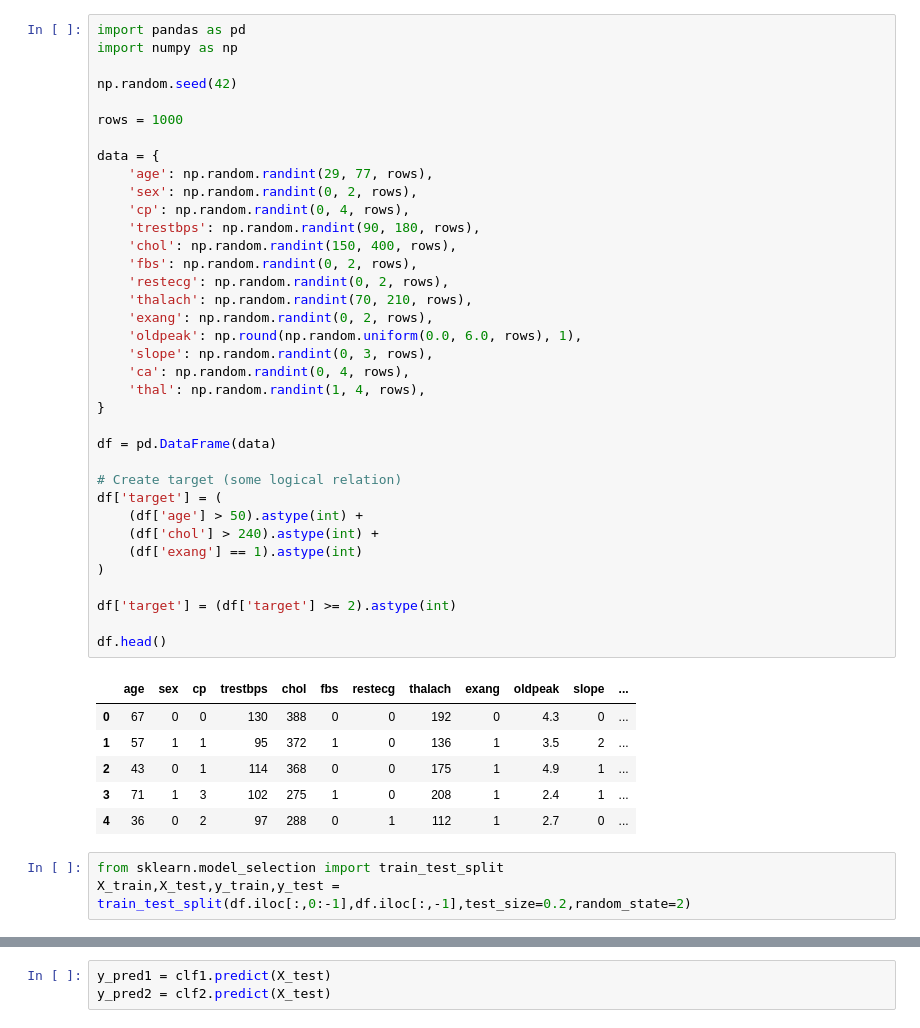
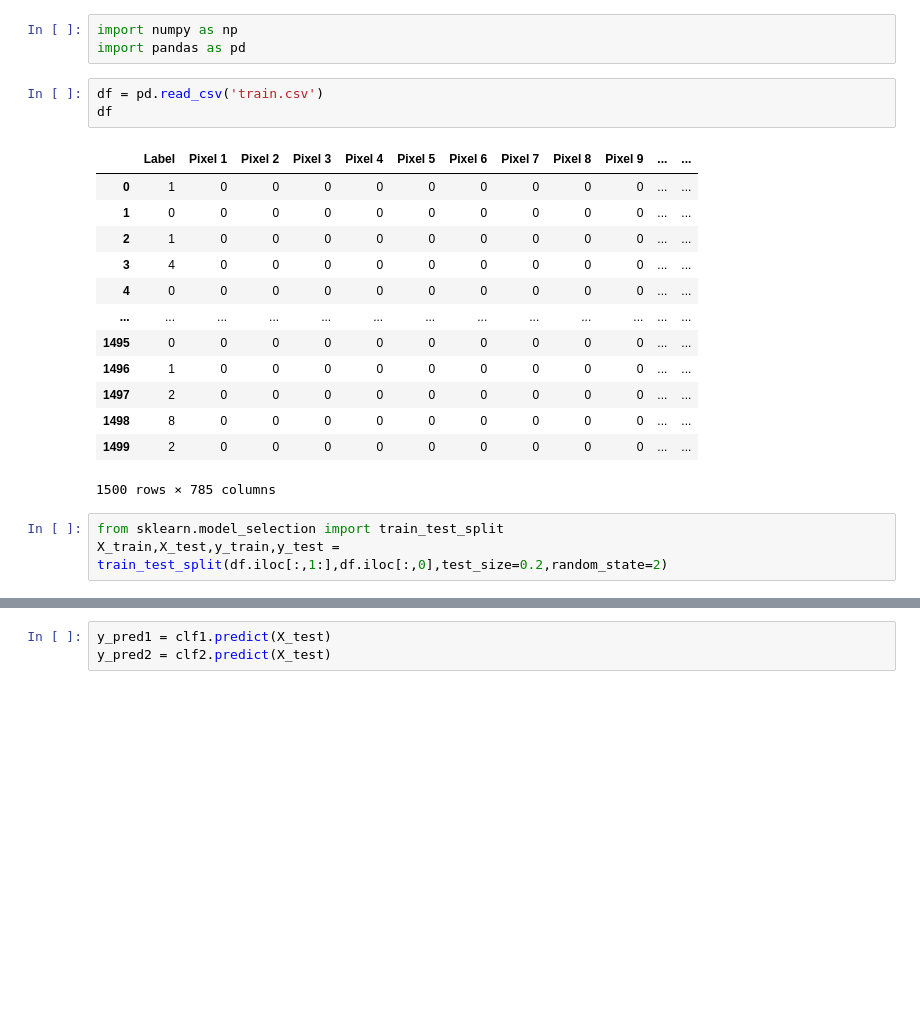
Before and after one commit to krupalgohil/Machine-Learning, a Jupyter notebook: 25_Classification Matrics/Classification_metrics_multi_mnist1.ipynb, the cells around one changed output, grey strips where cells are left out. Saved outputs shown, nothing was run; the diff lists cells and outputs as text; blank space fills up the shorter version.

```diff
--- a/25_Classification Matrics/CM_accuracy_and_confusionMatrics_binary.ipynb
+++ b/25_Classification Matrics/Classification_metrics_multi_mnist1.ipynb
@@ -19,49 +1,26 @@ for dirname, _, filenames in os.walk('/kaggle/input'):
-# %%
-import pandas as pd
-import numpy as np
-
-np.random.seed(42)
-
-rows = 1000
-
-data = {
-    'age': np.random.randint(29, 77, rows),
-    'sex': np.random.randint(0, 2, rows),
-    'cp': np.random.randint(0, 4, rows),
-    'trestbps': np.random.randint(90, 180, rows),
-    'chol': np.random.randint(150, 400, rows),
-    'fbs': np.random.randint(0, 2, rows),
-    'restecg': np.random.randint(0, 2, rows),
-    'thalach': np.random.randint(70, 210, rows),
-    'exang': np.random.randint(0, 2, rows),
-    'oldpeak': np.round(np.random.uniform(0.0, 6.0, rows), 1),
-    'slope': np.random.randint(0, 3, rows),
-    'ca': np.random.randint(0, 4, rows),
-    'thal': np.random.randint(1, 4, rows),
-}
-
-df = pd.DataFrame(data)
-
-# Create target (some logical relation)
-df['target'] = (
-    (df['age'] > 50).astype(int) +
-    (df['chol'] > 240).astype(int) +
-    (df['exang'] == 1).astype(int)
-)
-
-df['target'] = (df['target'] >= 2).astype(int)
-
-df.head()
-# %% [output]
-|  | age | sex | cp | trestbps | chol | fbs | restecg | thalach | exang | oldpeak | slope | ... |
-| 0 | 67 | 0 | 0 | 130 | 388 | 0 | 0 | 192 | 0 | 4.3 | 0 | ... |
-| 1 | 57 | 1 | 1 | 95 | 372 | 1 | 0 | 136 | 1 | 3.5 | 2 | ... |
-| 2 | 43 | 0 | 1 | 114 | 368 | 0 | 0 | 175 | 1 | 4.9 | 1 | ... |
-| 3 | 71 | 1 | 3 | 102 | 275 | 1 | 0 | 208 | 1 | 2.4 | 1 | ... |
-| 4 | 36 | 0 | 2 | 97 | 288 | 0 | 1 | 112 | 1 | 2.7 | 0 | ... |
+# %%
+import numpy as np
+import pandas as pd
+# %%
+df = pd.read_csv('train.csv')
+df
+# %% [output]
+|  | Label | Pixel 1 | Pixel 2 | Pixel 3 | Pixel 4 | Pixel 5 | Pixel 6 | Pixel 7 | Pixel 8 | Pixel 9 | ... | ... |
+| 0 | 1 | 0 | 0 | 0 | 0 | 0 | 0 | 0 | 0 | 0 | ... | ... |
+| 1 | 0 | 0 | 0 | 0 | 0 | 0 | 0 | 0 | 0 | 0 | ... | ... |
+| 2 | 1 | 0 | 0 | 0 | 0 | 0 | 0 | 0 | 0 | 0 | ... | ... |
+| 3 | 4 | 0 | 0 | 0 | 0 | 0 | 0 | 0 | 0 | 0 | ... | ... |
+| 4 | 0 | 0 | 0 | 0 | 0 | 0 | 0 | 0 | 0 | 0 | ... | ... |
+| ... | ... | ... | ... | ... | ... | ... | ... | ... | ... | ... | ... | ... |
+| 1495 | 0 | 0 | 0 | 0 | 0 | 0 | 0 | 0 | 0 | 0 | ... | ... |
+| 1496 | 1 | 0 | 0 | 0 | 0 | 0 | 0 | 0 | 0 | 0 | ... | ... |
+| 1497 | 2 | 0 | 0 | 0 | 0 | 0 | 0 | 0 | 0 | 0 | ... | ... |
+| 1498 | 8 | 0 | 0 | 0 | 0 | 0 | 0 | 0 | 0 | 0 | ... | ... |
+| 1499 | 2 | 0 | 0 | 0 | 0 | 0 | 0 | 0 | 0 | 0 | ... | ... |
+1500 rows × 785 columns
 # %%
 from sklearn.model_selection import train_test_split
-X_train,X_test,y_train,y_test = train_test_split(df.iloc[:,0:-1],df.iloc[:,-1],test_size=0.2,random_state=2)
+X_train,X_test,y_train,y_test = train_test_split(df.iloc[:,1:],df.iloc[:,0],test_size=0.2,random_state=2)
 # %%
 from sklearn.linear_model import LogisticRegression
 from sklearn.tree import DecisionTreeClassifier
```
Also changed, not shown: parts of 14 cells of this notebook, 2 other files.
